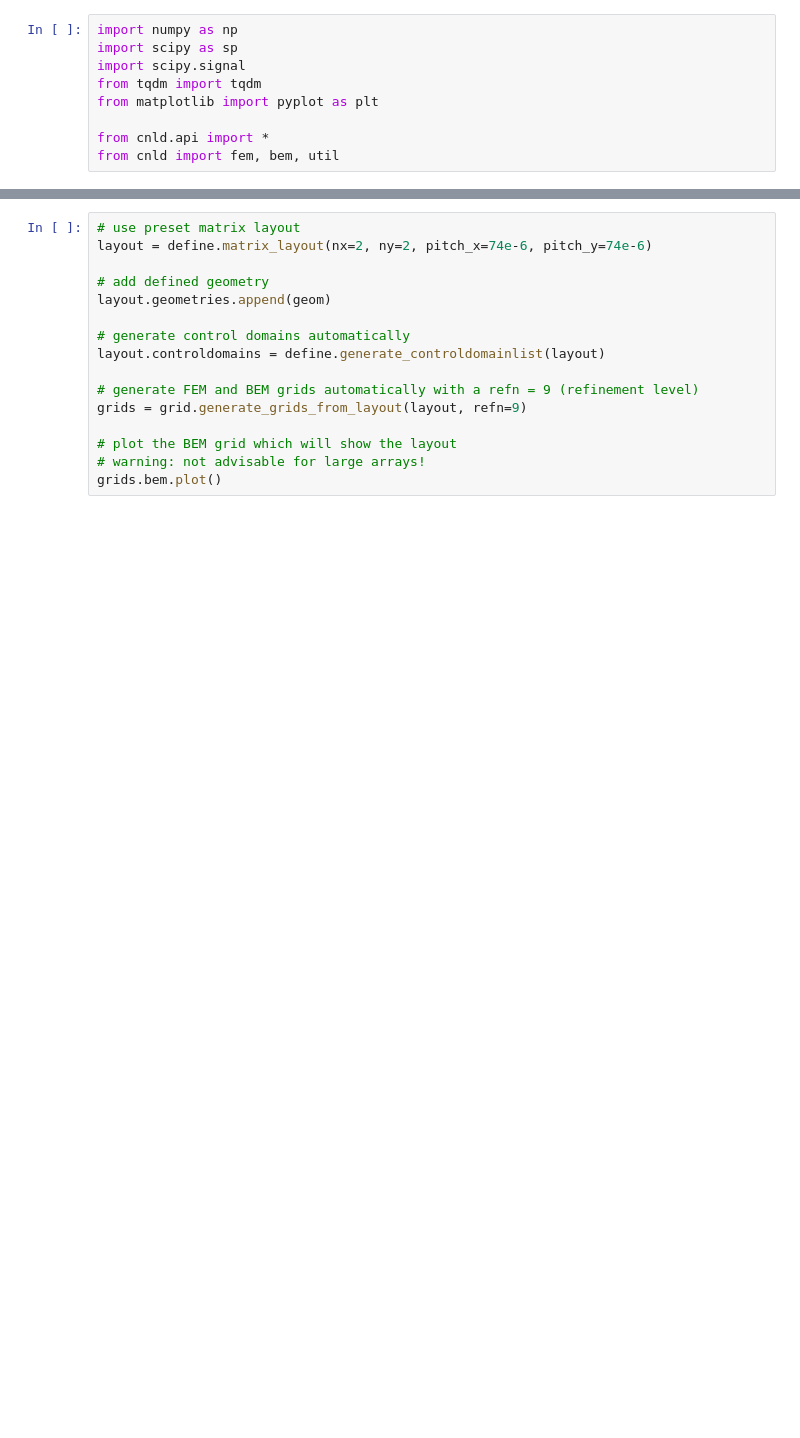
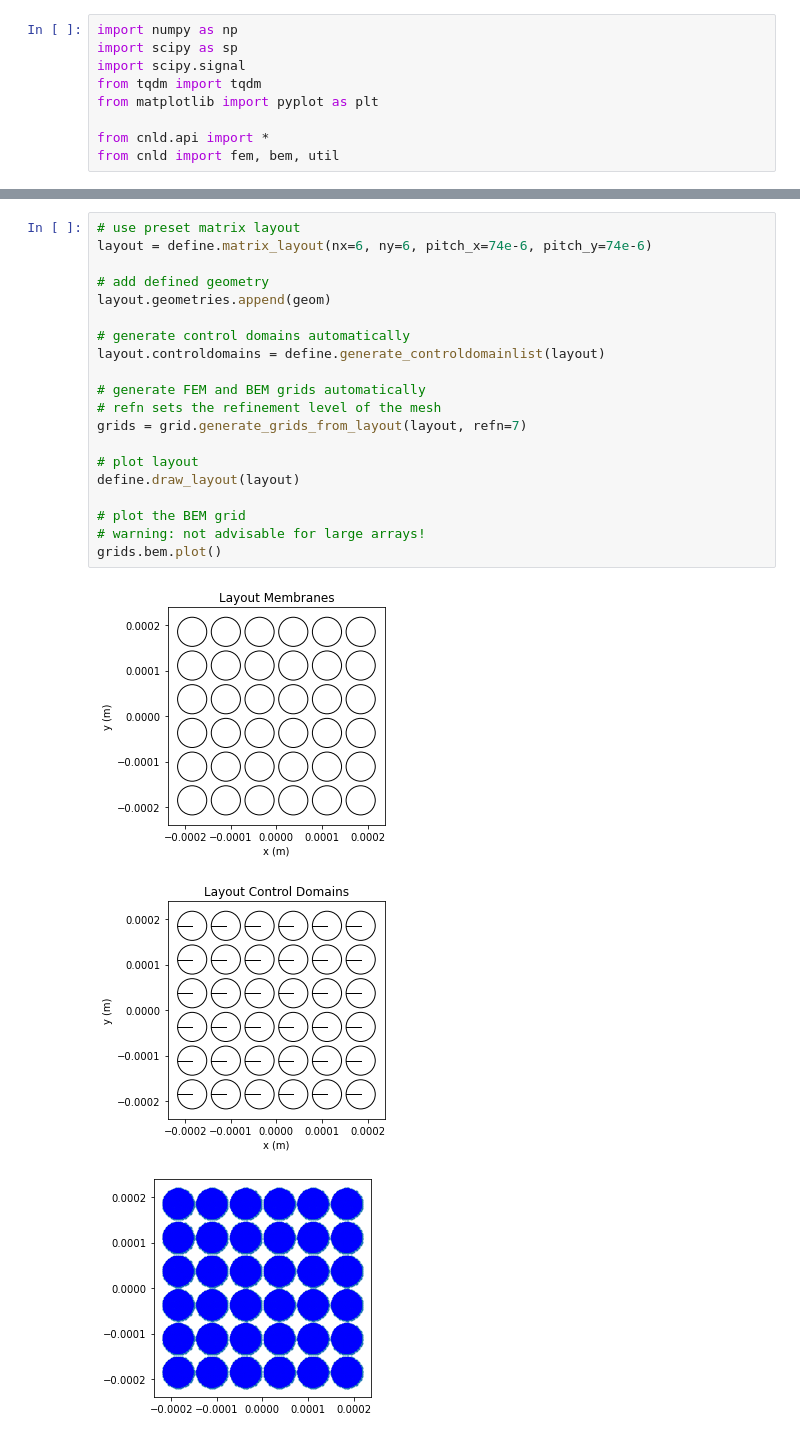
Before and after one commit to bdshieh/cnl-dyna, a Jupyter notebook: examples/circular_cmut_array_database.ipynb, the cells around one changed output, grey strips where cells are left out. Cells and saved outputs as stored; diff of their text form; blank space fills up the shorter version.

```diff
--- a/examples/circular_cmut_array_database.ipynb
+++ b/examples/circular_cmut_array_database.ipynb
@@ -42,17 +73,25 @@ analyze_geometry_modes(geom, refn=9, plot_modes=True)
 # %%
 # use preset matrix layout
-layout = define.matrix_layout(nx=2, ny=2, pitch_x=74e-6, pitch_y=74e-6)
+layout = define.matrix_layout(nx=6, ny=6, pitch_x=74e-6, pitch_y=74e-6)
 
 # add defined geometry
 layout.geometries.append(geom)
 
 # generate control domains automatically
 layout.controldomains = define.generate_controldomainlist(layout)
 
-# generate FEM and BEM grids automatically with a refn = 9 (refinement level)
-grids = grid.generate_grids_from_layout(layout, refn=9)
+# generate FEM and BEM grids automatically
+# refn sets the refinement level of the mesh
+grids = grid.generate_grids_from_layout(layout, refn=7)
 
-# plot the BEM grid which will show the layout
+# plot layout
+define.draw_layout(layout)
+
+# plot the BEM grid
 # warning: not advisable for large arrays!
 grids.bem.plot()
+# %% [output]
+[figure, added]
+[figure, added]
+[figure, added]
 # %% [markdown]
```
Also changed, not shown: parts of 10 cells of this notebook, 2 other files.
